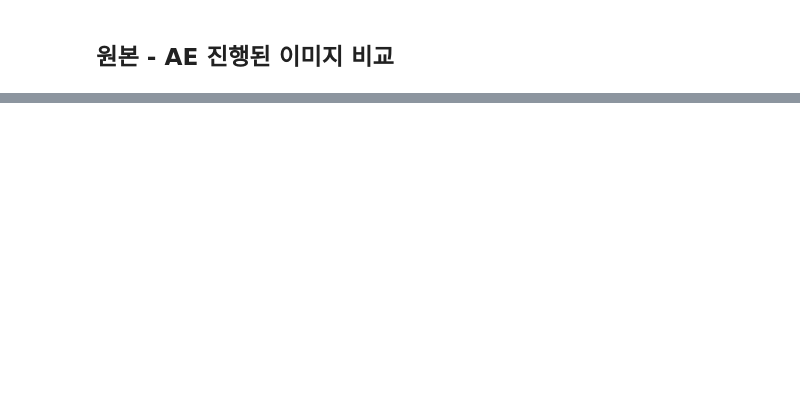
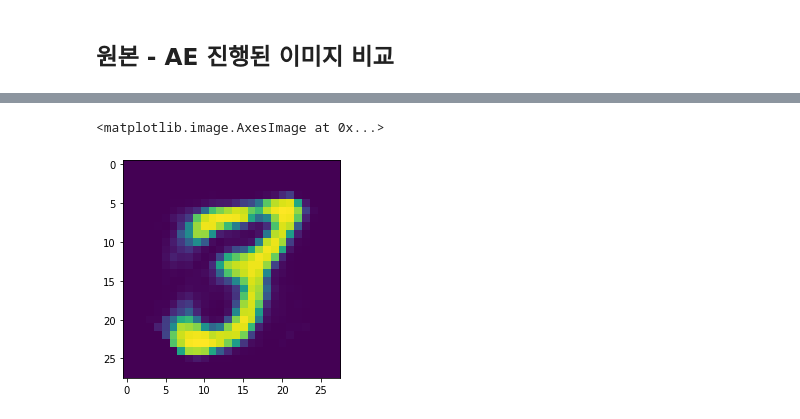
Before and after one commit to qud0511/Machine-Learning, a Jupyter notebook: Kim_ML/lesson/Deep-L/0916_ae_dnn.ipynb, the cells around one changed output, grey strips where cells are left out. Drawn from its saved outputs; the diff is of its cells as text; code cells hidden in the pictures; blank space fills up the shorter version.

```diff
--- a/Kim_ML/lesson/Deep-L/0916_ae_dnn.ipynb
+++ b/Kim_ML/lesson/Deep-L/0916_ae_dnn.ipynb
@@ -188,0 +170,5 @@ plt.imshow(pre_out15.reshape(28,28))
+# %%
+plt.imshow(pre_out100.reshape(28,28))
+# %% [output]
+<matplotlib.image.AxesImage at 0x...>
+[figure, added]
```
Also changed, not shown: parts of 12 cells of this notebook, 1 other file.
